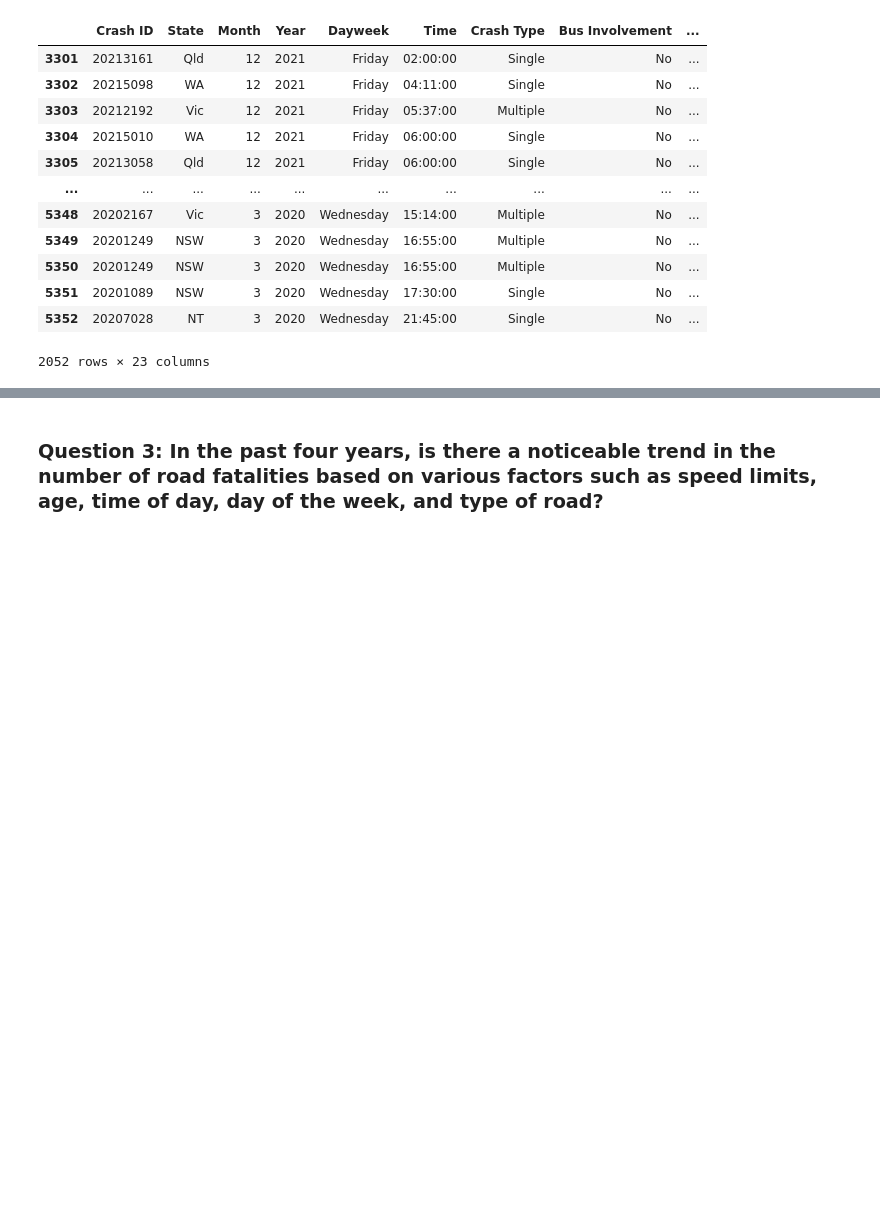
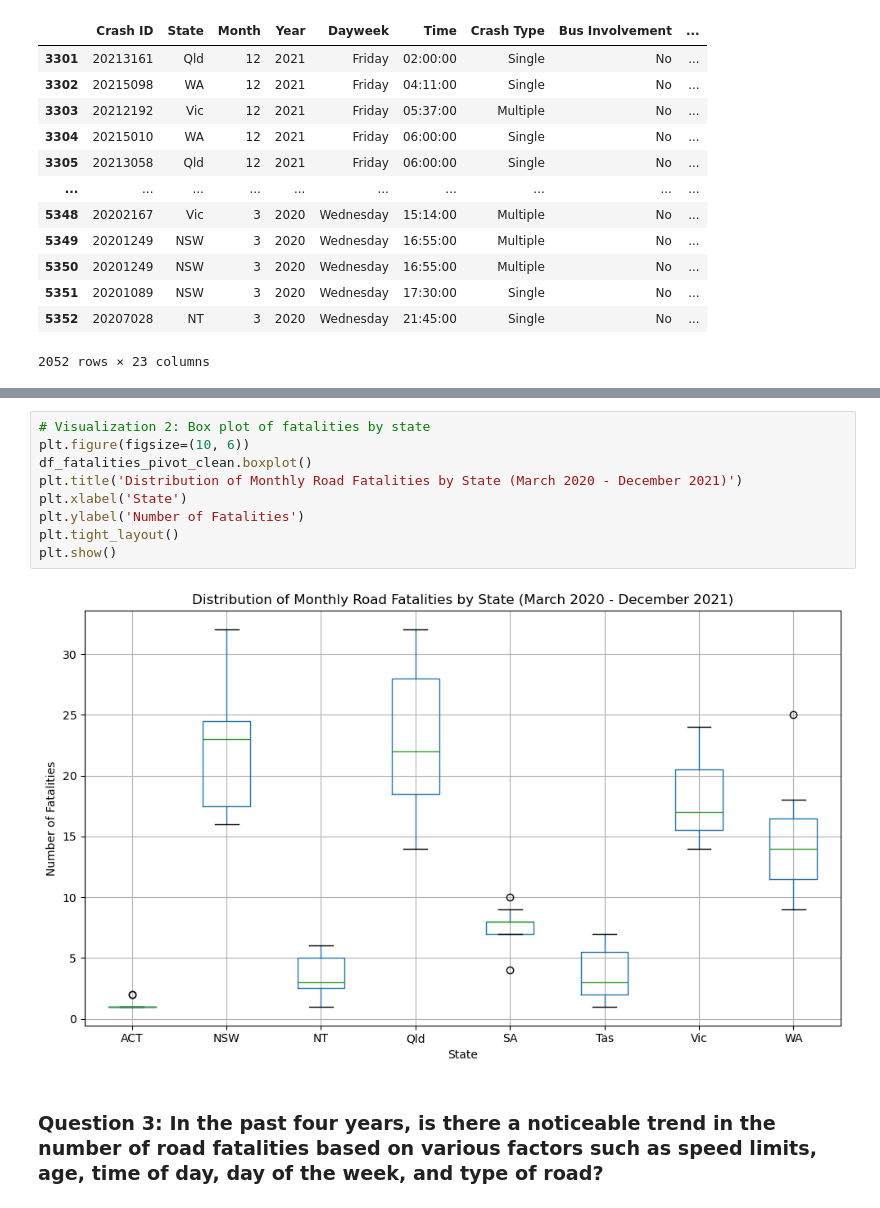
Before and after one commit to Yukitoshi12345/Australia-Road-Fatality, a Jupyter notebook: main.ipynb, the cells around one changed output, grey strips where cells are left out. Cells and saved outputs as stored; diff of their text form; blank space fills up the shorter version.

```diff
--- a/main.ipynb
+++ b/main.ipynb
@@ -211,2 +237,13 @@ F_onewayResult(statistic=30.910149700941215, pvalue=1.862288633293649e-41)
+# %%
+# Visualization 2: Box plot of fatalities by state
+plt.figure(figsize=(10, 6))
+df_fatalities_pivot_clean.boxplot()
+plt.title('Distribution of Monthly Road Fatalities by State (March 2020 - December 2021)')
+plt.xlabel('State')
+plt.ylabel('Number of Fatalities')
+plt.tight_layout()
+plt.show()
+# %% [output]
+[figure, added]
 # %% [markdown]
 ### Question 3: In the past four years, is there a noticeable trend in the number of road fatalities based on various factors such as speed limits, age, time of day, day of the week, and type of road?
```
Also changed, not shown: parts of 7 cells of this notebook, 9 other files.
